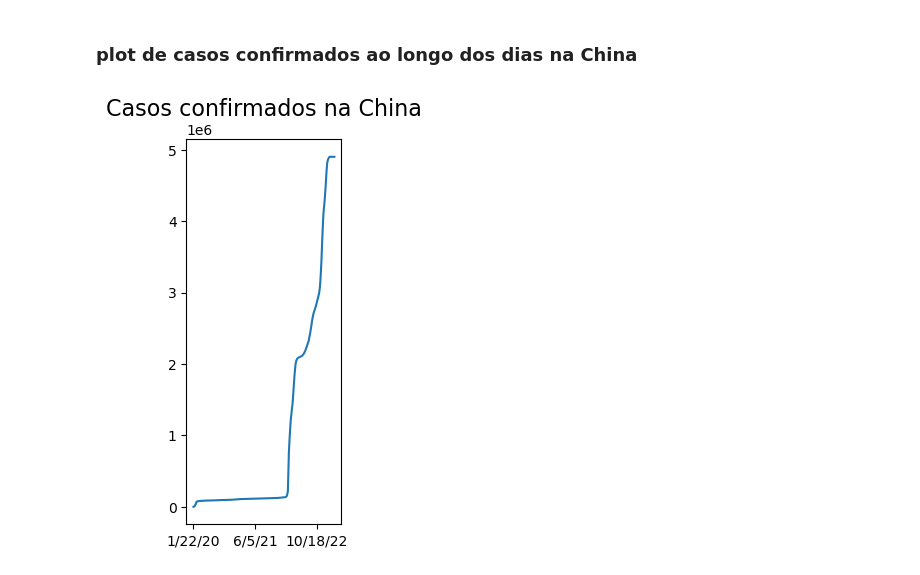
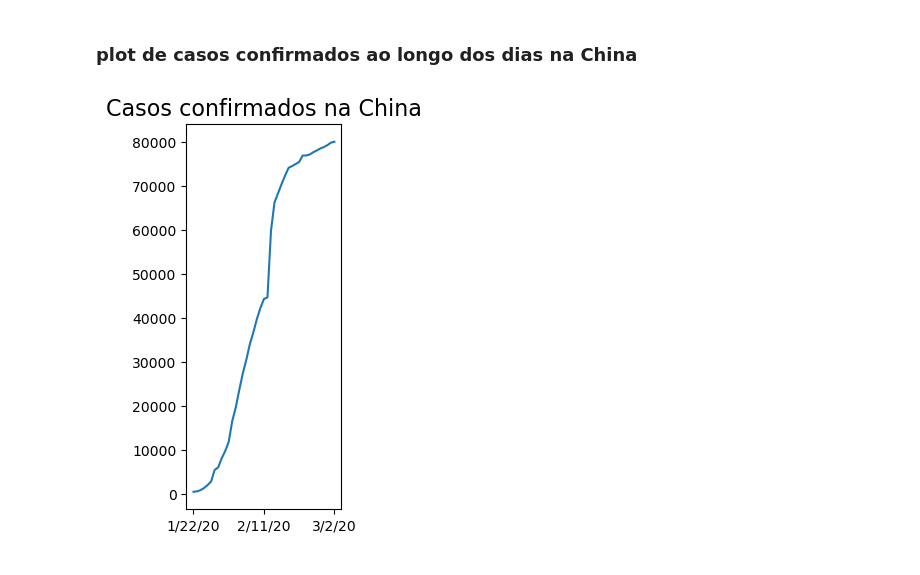
Before and after one commit to paulo-emilio/Cursos-em-Data-Science, a Jupyter notebook: Formacao-Data-Science/11-Data-Science-analises-para-saude-e-medicina/Untitled.ipynb, the cells around one changed output. Drawn from its saved outputs; the diff is of its cells as text; code cells hidden in the pictures.

```diff
--- a/Formacao-Data-Science/11-Data-Science-analises-para-saude-e-medicina/Untitled.ipynb
+++ b/Formacao-Data-Science/11-Data-Science-analises-para-saude-e-medicina/Untitled.ipynb
@@ -120,14 +120,14 @@ import matplotlib.pyplot as plt
 # %%
 # Mostrando os dados de uma forma "enganativa"
 
 plt.figure(figsize=(2,5))
 plt.title('Casos confirmados na China', fontsize=16)
 
-confirmed_by_country.loc['China'][2:].plot()
+confirmed_by_country.loc['China'][2:43].plot()
 
 plt.show()
 # %% [output]
-[figure, old version]
+[figure, new version]
 # %%
 # DATA VISUALIZATION é fundamental
 # atenção aos 2 eixos
```
Also changed, not shown: parts of 7 cells of this notebook.
